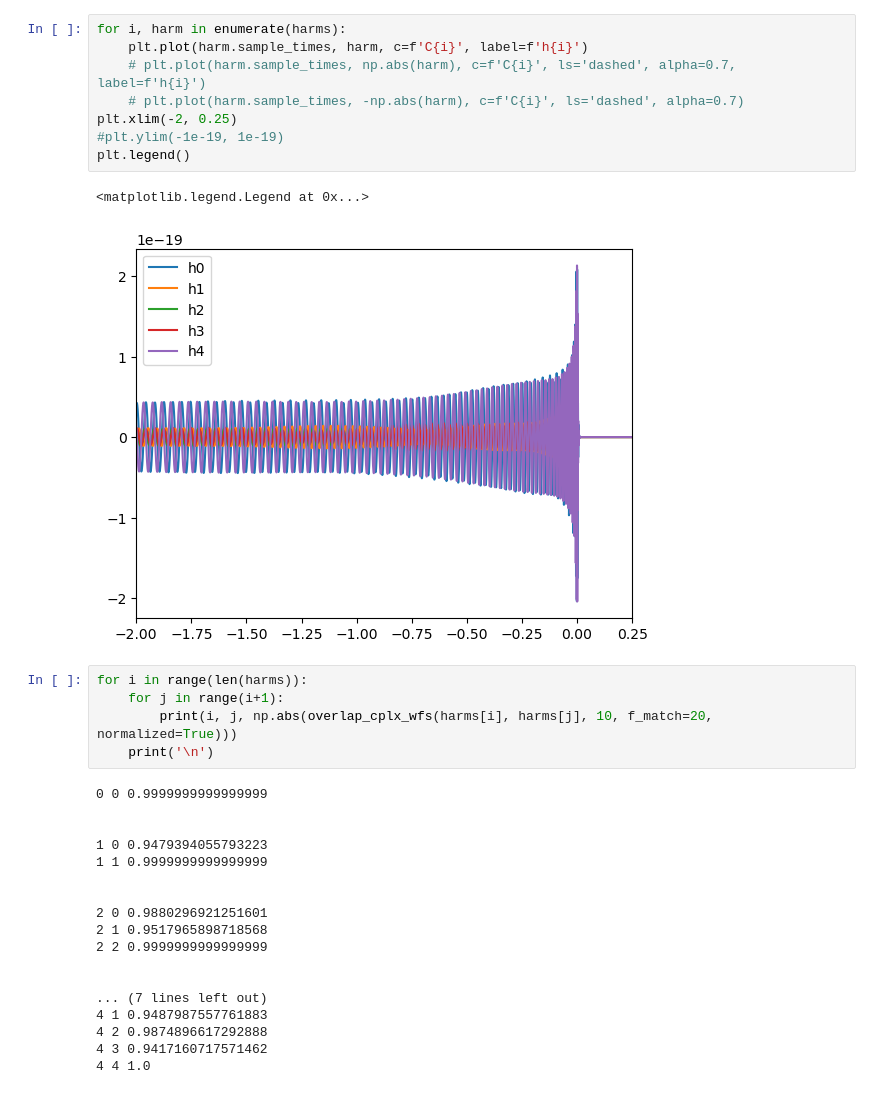
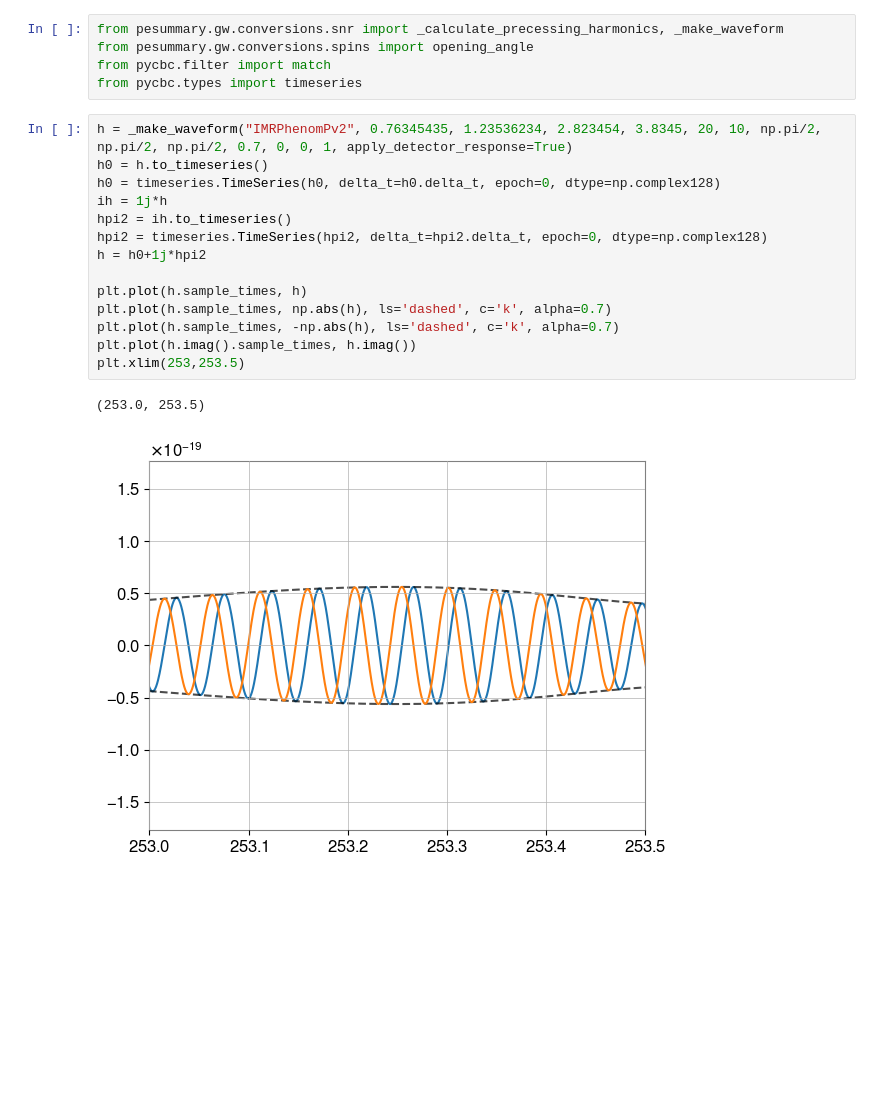
Before and after one commit to BenGPatterson/EccentricPrecession, a Jupyter notebook: ecc_prec_harmonics.ipynb, the cells around one changed output. Saved outputs shown, nothing was run; the diff lists cells and outputs as text; blank space fills up the shorter version.

Commit message:
more work on generating harmonics

```diff
--- a/ecc_prec_harmonics.ipynb
+++ b/ecc_prec_harmonics.ipynb
@@ -105,34 +190,22 @@ plt.xlim(-7.5, 1)
-# %%
-for i, harm in enumerate(harms):
-    plt.plot(harm.sample_times, harm, c=f'C{i}', label=f'h{i}')
-    # plt.plot(harm.sample_times, np.abs(harm), c=f'C{i}', ls='dashed', alpha=0.7, label=f'h{i}')
-    # plt.plot(harm.sample_times, -np.abs(harm), c=f'C{i}', ls='dashed', alpha=0.7)
-plt.xlim(-2, 0.25)
-#plt.ylim(-1e-19, 1e-19)
-plt.legend()
-# %% [output]
-<matplotlib.legend.Legend at 0x...>
-[figure, removed]
-# %%
-for i in range(len(harms)):
-    for j in range(i+1):
-        print(i, j, np.abs(overlap_cplx_wfs(harms[i], harms[j], 10, f_match=20, normalized=True)))
-    print('\n')
-# %% [output]
-0 0 0.9999999999999999
-
-
-1 0 0.9479394055793223
-1 1 0.9999999999999999
-
-
-2 0 0.9880296921251601
-2 1 0.9517965898718568
-2 2 0.9999999999999999
-
-
-... (7 lines left out)
-4 1 0.9487987557761883
-4 2 0.9874896617292888
-4 3 0.9417160717571462
-4 4 1.0
+# %%
+from pesummary.gw.conversions.snr import _calculate_precessing_harmonics, _make_waveform
+from pesummary.gw.conversions.spins import opening_angle
+from pycbc.filter import match
+from pycbc.types import timeseries
+# %%
+h = _make_waveform("IMRPhenomPv2", 0.76345435, 1.23536234, 2.823454, 3.8345, 20, 10, np.pi/2, np.pi/2, np.pi/2, 0.7, 0, 0, 1, apply_detector_response=True)
+h0 = h.to_timeseries()
+h0 = timeseries.TimeSeries(h0, delta_t=h0.delta_t, epoch=0, dtype=np.complex128)
+ih = 1j*h
+hpi2 = ih.to_timeseries()
+hpi2 = timeseries.TimeSeries(hpi2, delta_t=hpi2.delta_t, epoch=0, dtype=np.complex128)
+h = h0+1j*hpi2
+
+plt.plot(h.sample_times, h)
+plt.plot(h.sample_times, np.abs(h), ls='dashed', c='k', alpha=0.7)
+plt.plot(h.sample_times, -np.abs(h), ls='dashed', c='k', alpha=0.7)
+plt.plot(h.imag().sample_times, h.imag())
+plt.xlim(253,253.5)
+# %% [output]
+(253.0, 253.5)
+[figure, added]
```
Also changed, not shown: parts of 10 cells of this notebook.
